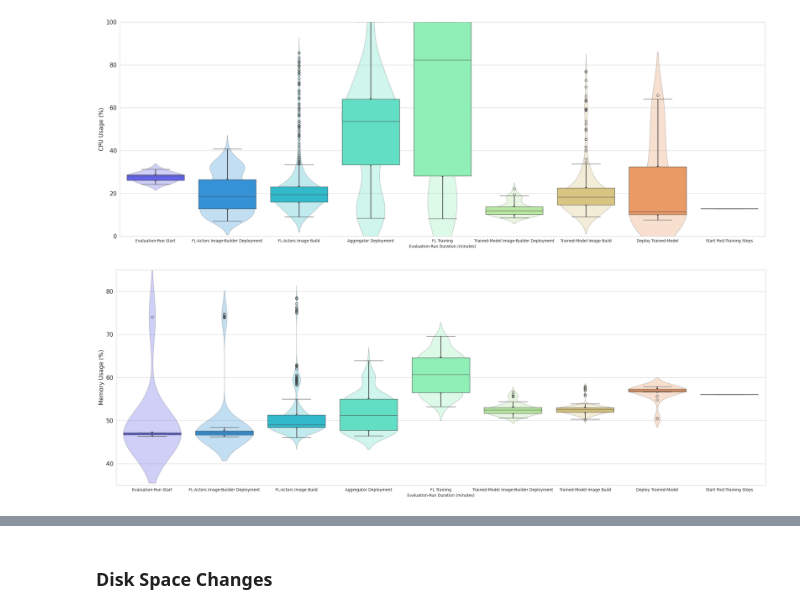
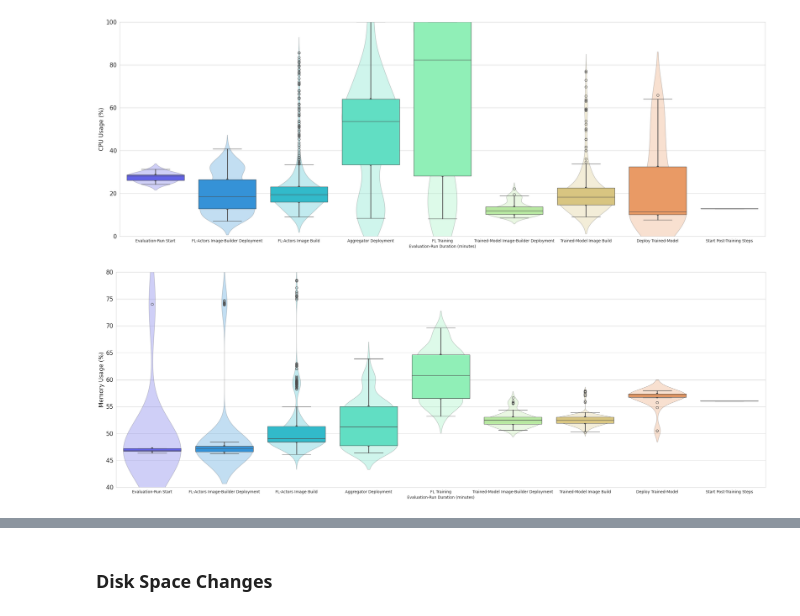
Before and after one commit to oakestra/oakestra-cli, a Jupyter notebook: oak_cli/evaluation/addons/flops/current_tmp_csv_graphs.ipynb, the cells around one changed output, grey strips where cells are left out. Saved outputs shown, nothing was run; the diff lists cells and outputs as text; code cells hidden in the pictures.

```diff
--- a/oak_cli/evaluation/addons/flops/current_tmp_csv_graphs.ipynb
+++ b/oak_cli/evaluation/addons/flops/current_tmp_csv_graphs.ipynb
@@ -121,12 +140,12 @@ draw_box_violin_plot_for_each_stage(
 # %%
 draw_box_violin_plot_for_each_stage(
     data=df,
     key=MEMORY_KEY,
     y_label="Memory Usage (%)",
-    y_lim=(35,85)
+    y_lim=(40,80)
 )
 # %% [output]
-[figure, old version]
+[figure, new version]
 # %%
 draw_graph(
     size=(30,10),
```
Also changed, not shown: parts of 3 cells of this notebook, 1 other file.
